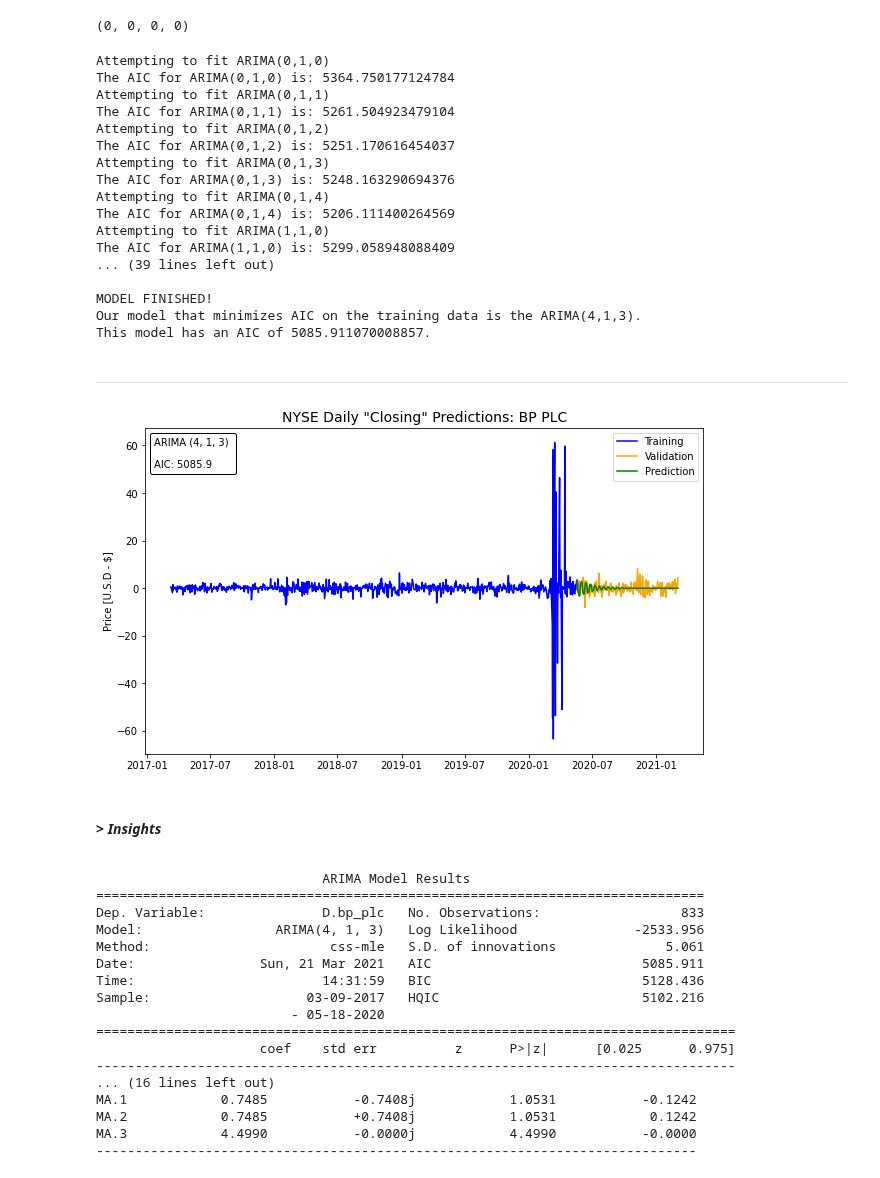
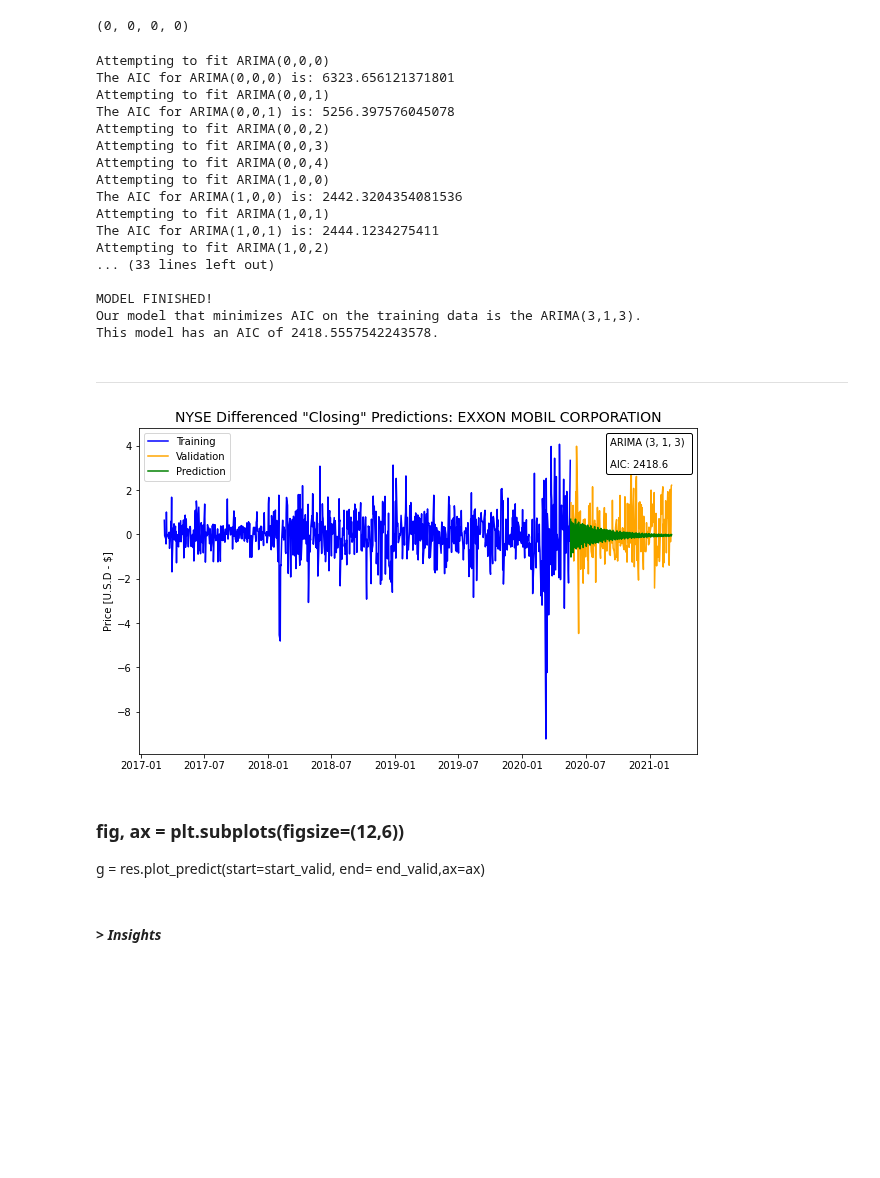
Before and after one commit to griffinwt/Hackathon_March2021, a Jupyter notebook: code/Model-Tuning-Brandon/Model-Tuning.ipynb, the cells around one changed output. Drawn from its saved outputs; the diff is of its cells as text; code cells hidden in the pictures; blank space fills up the shorter version.

Commit message:
Added ARIMA difference graphs to model notebook.

```diff
--- a/code/Model-Tuning-Brandon/Model-Tuning.ipynb
+++ b/code/Model-Tuning-Brandon/Model-Tuning.ipynb
@@ -352,7 +352,7 @@ feature_list = ['i_g_airline_roll5d_lagg',
                 'nymex_crude_per_barrel_lagg']
 
 # Pick your target
-target = 'bp_plc'
+target = 'exxon_mobil_corporation'
 # Typical: test_size = most recent 20%(small datasets) - 33%(large datasets)
 X_train, X_valid, y_train, y_valid = train_test_split(df_weekdays[feature_list],
                                                     df_weekdays[target],
@@ -392,24 +392,24 @@ X_train.isnull().sum().sum(), X_valid.isnull().sum().sum(), y_train.isnull().sum
 best_aic = 99 * (10 ** 16) # Just a really big number
 best_p = 0
 best_q = 0
-
+d=0
 # Use nested for loop to iterate over values of p and q.
 for p in range(5):
     for q in range(5):
         # Insert try and except statements.
         try:
             # Fitting an ARIMA(p, 1, q) model.
-            print(f'Attempting to fit ARIMA({p},1,{q})') # Default d=1 is given
+            print(f'Attempting to fit ARIMA({p},{d},{q})') # Default d=1 is given
 
             # Instantiate ARIMA model
             arima = ARIMA(endog = y_train.astype(float).dropna(), # endog = Y variable ,"enogenous param"
-                          order = (p,1,q)) # values of p, d, q
+                          order = (p,d,q)) # values of p, d, q
 
             # Fit ARIMA model.
             model = arima.fit()
 
             # Print out AIC for ARIMA(p, 1, q) model.
-            print(f'The AIC for ARIMA({p},1,{q}) is: {model.aic}')
+            print(f'The AIC for ARIMA({p},{d},{q}) is: {model.aic}')
 
             # Is my current model's AIC better than our best_aic?
             if model.aic < best_aic: # Update best params if new and improved score
@@ -427,23 +427,23 @@ print('MODEL FINISHED!')
 print(f'Our model that minimizes AIC on the training data is the ARIMA({best_p},1,{best_q}).')
 print(f'This model has an AIC of {best_aic}.')
 # %% [output]
-Attempting to fit ARIMA(0,1,0)
-The AIC for ARIMA(0,1,0) is: 5364.750177124784
-Attempting to fit ARIMA(0,1,1)
-The AIC for ARIMA(0,1,1) is: 5261.504923479104
-Attempting to fit ARIMA(0,1,2)
-The AIC for ARIMA(0,1,2) is: 5251.170616454037
-Attempting to fit ARIMA(0,1,3)
-The AIC for ARIMA(0,1,3) is: 5248.163290694376
-Attempting to fit ARIMA(0,1,4)
-The AIC for ARIMA(0,1,4) is: 5206.111400264569
-Attempting to fit ARIMA(1,1,0)
-The AIC for ARIMA(1,1,0) is: 5299.058948088409
-... (39 lines left out)
+Attempting to fit ARIMA(0,0,0)
+The AIC for ARIMA(0,0,0) is: 6323.656121371801
+Attempting to fit ARIMA(0,0,1)
+The AIC for ARIMA(0,0,1) is: 5256.397576045078
+Attempting to fit ARIMA(0,0,2)
+Attempting to fit ARIMA(0,0,3)
+Attempting to fit ARIMA(0,0,4)
+Attempting to fit ARIMA(1,0,0)
+The AIC for ARIMA(1,0,0) is: 2442.3204354081536
+Attempting to fit ARIMA(1,0,1)
+The AIC for ARIMA(1,0,1) is: 2444.1234275411
+Attempting to fit ARIMA(1,0,2)
+... (33 lines left out)
 
 MODEL FINISHED!
-Our model that minimizes AIC on the training data is the ARIMA(4,1,3).
-This model has an AIC of 5085.911070008857.
+Our model that minimizes AIC on the training data is the ARIMA(3,1,3).
+This model has an AIC of 2418.5557542243578.
 # %% [markdown]
 ---
 # %%
@@ -453,7 +453,7 @@ This model has an AIC of 5085.911070008857.
 def draw_text(ax, p,d,q):
     from matplotlib.offsetbox import AnchoredText
     at = AnchoredText(f'ARIMA ({p}, {d}, {q}) \n\nAIC: {best_aic:.1f}',
-                      loc=2, prop=dict(size=10), frameon=True,
+                      loc=1, prop=dict(size=10), frameon=True,
                       )
     at.patch.set_boxstyle("round,pad=0., rounding_size=0.2")
     ax.add_artist(at)
@@ -461,7 +461,8 @@ def draw_text(ax, p,d,q):
 # MODEL FINISHED!
 # Our model that minimizes AIC on the training data is the ARIMA(0,1,0).
 # This model has an AIC of 951.67
-p = 4; d = 1; q = 3
+p = 3; d = 1; q = 3
+
 # Instantiate best model found by GridSearch above
 model = ARIMA(#endog = np.array(y_train),  # endog = endogenous "Target" Variable
               endog = y_train.astype(float).dropna(),
@@ -471,60 +472,46 @@ model = ARIMA(#endog = np.array(y_train),  # endog = endogenous "Target" Variabl
 
 # Fit ARIMA model.
 arima = model.fit()
 # Generate predictions based on valid set.
 start_valid = y_valid.index[0]
 end_valid = y_valid.index[-1]
 #print(start_valid, type(start_valid))
 #print(end_valid, type(end_valid))
 preds = model.predict(params = arima.params,
                       start = start_valid,
                       end = end_valid)
 
 # Plot data.
 #plt.figure(figsize=(10,8))
 fig, axs = plt.subplots(nrows = 1,
                         ncols = 1,
                         figsize = (10, 6));
+
 # Plot training data.
 #plt.plot(y_train.index, pd.DataFrame(y_train), color = 'blue')
 axs.plot(y_train.index, pd.DataFrame(y_train).diff(), color = 'blue', label = 'Training')
 # Plot validing data.
 #plt.plot(y_valid.index, pd.DataFrame(y_valid), color = 'orange')
 axs.plot(y_valid.index, pd.DataFrame(y_valid).diff(), color = 'orange', label='Validation')
 # Plot predicted valid values.
 axs.plot(y_valid.index, preds, color = 'green', label = 'Prediction')
 #axs.set_xlabel(f'Motor-1 Target [mm]')
 axs.set_ylabel(f'Price [U.S.D - $]')
 draw_text(axs, p,d,q)
 title_co = target.replace('_' , ' ').upper()
-plt.title(label = f'NYSE Daily "Closing" Predictions: {title_co}', fontsize=14);
-plt.legend();
+plt.title(label = f'NYSE Differenced "Closing" Predictions: {title_co}', fontsize=14);
+plt.legend(loc='lower_right');
 # %% [output]
-[figure, old version]
+[figure, new version]
+# %% [markdown]
+### fig, ax = plt.subplots(figsize=(12,6))
+g  = res.plot_predict(start=start_valid, end= end_valid,ax=ax)
 # %% [markdown]
 #### > *Insights*
 >
 >
 # %%
 print(arima.summary())
-# %% [output]
-                             ARIMA Model Results
-==============================================================================
-Dep. Variable:               D.bp_plc   No. Observations:                  833
-Model:                 ARIMA(4, 1, 3)   Log Likelihood               -2533.956
-Method:                       css-mle   S.D. of innovations              5.061
-Date:                Sun, 21 Mar 2021   AIC                           5085.911
-Time:                        14:31:59   BIC                           5128.436
-Sample:                    03-09-2017   HQIC                          5102.216
-                         - 05-18-2020
-==================================================================================
-                     coef    std err          z      P>|z|      [0.025      0.975]
-----------------------------------------------------------------------------------
-... (16 lines left out)
-MA.1            0.7485           -0.7408j            1.0531           -0.1242
-MA.2            0.7485           +0.7408j            1.0531            0.1242
-MA.3            4.4990           -0.0000j            4.4990           -0.0000
------------------------------------------------------------------------------
 # %%
 fig, ax = plt.subplots(nrows = 3,
                        ncols = 1,
```
Also changed, not shown: 9 other files.
